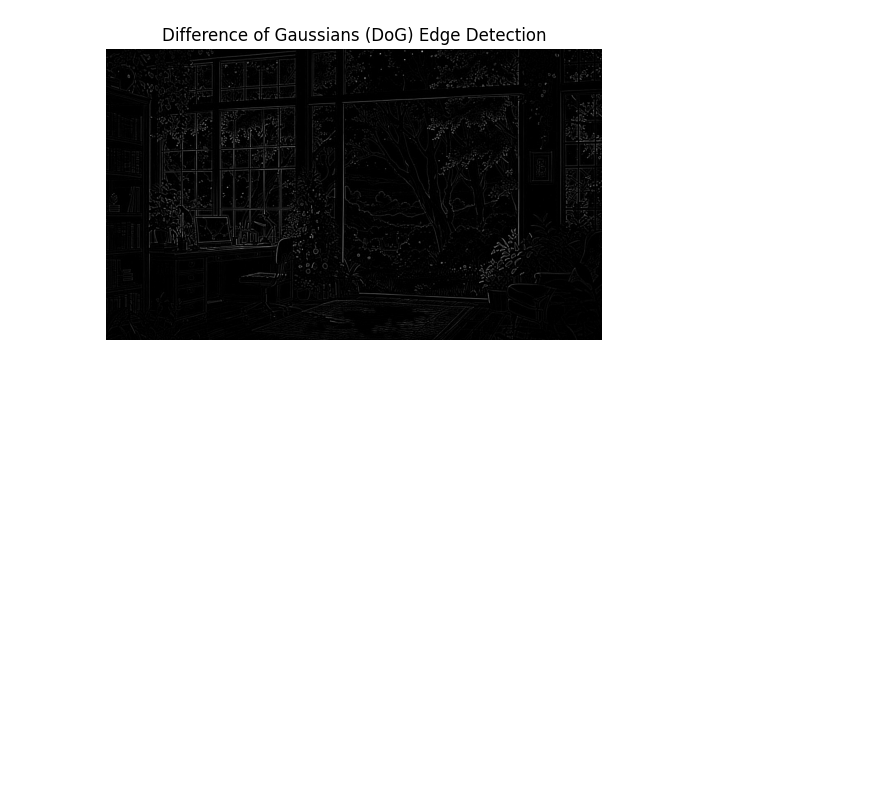
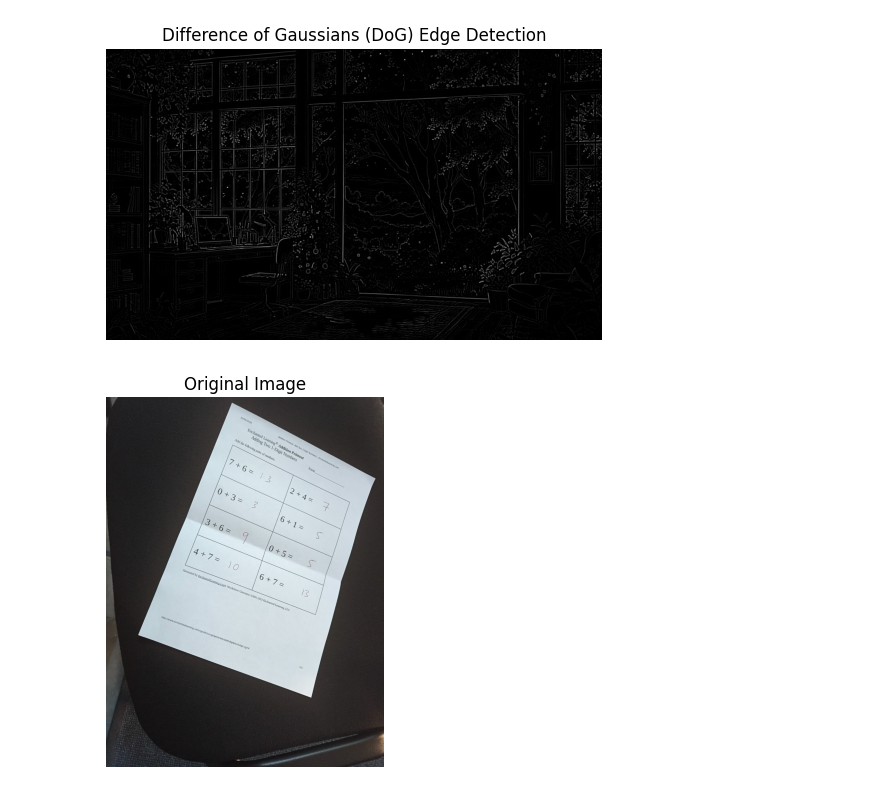
Before and after one commit to kumargautampushkar/LearnOpenCV, a Jupyter notebook: opencv_edge_detection.ipynb, the cells around one changed output. Drawn from its saved outputs; the diff is of its cells as text; code cells hidden in the pictures; blank space fills up the shorter version.

```diff
--- a/opencv_edge_detection.ipynb
+++ b/opencv_edge_detection.ipynb
@@ -97,3 +96,9 @@ dog_edges = cv.subtract(blurred_img1, blurred_img2)
 matplotlib_imshow('Difference of Gaussians (DoG) Edge Detection', dog_edges)
 # %% [output]
 [figure]
+# %%
+
+img2 = cv.imread(cwd + '/images/scan.jpg')
+matplotlib_imshow('Original Image', img2)
+# %% [output]
+[figure, added]
```
Also changed, not shown: parts of 3 cells of this notebook.
